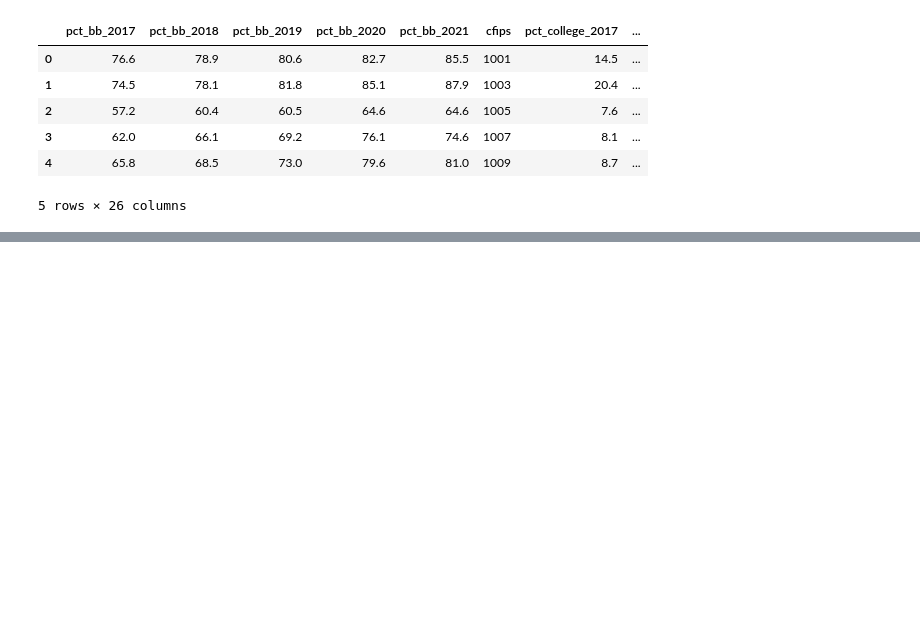
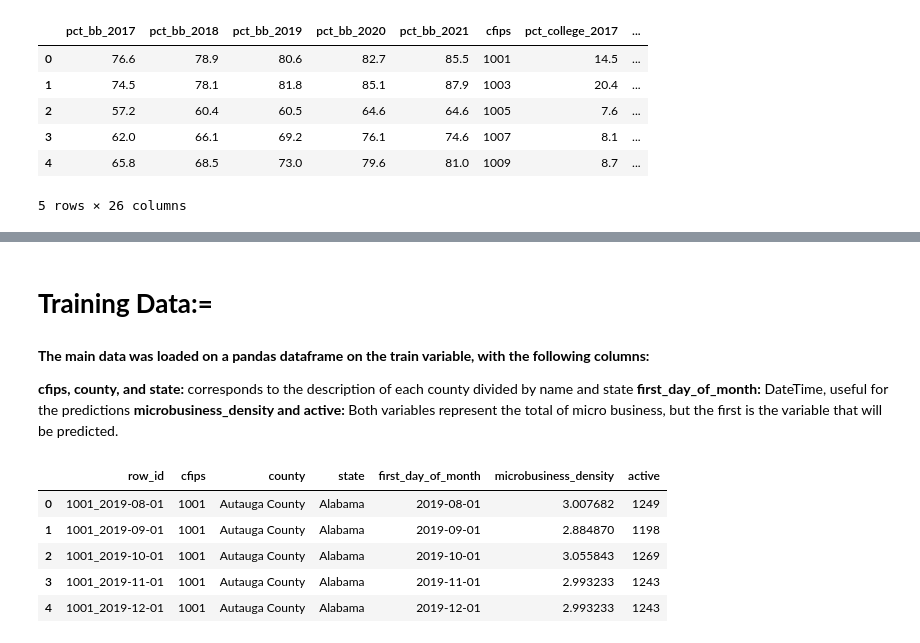
Before and after one commit to mohmaed7777/GoDaddy---Microbusiness-Density-Forecasting, a Jupyter notebook: Go_daddy_first_submission.ipynb, the cells around one changed output, grey strips where cells are left out. Cells and saved outputs as stored; diff of their text form; code cells hidden in the pictures; blank space fills up the shorter version.

```diff
--- a/Go_daddy_first_submission.ipynb
+++ b/Go_daddy_first_submission.ipynb
@@ -57,0 +108,18 @@ table1.head()
+# %% [markdown]
+# **Training Data:=**
+# %% [markdown]
+**The main data was loaded on a pandas dataframe on the train variable, with the following columns:**
+
+**cfips, county, and state:** corresponds to the description of each county divided by name and state
+**first_day_of_month:** DateTime, useful for the predictions
+**microbusiness_density and active:** Both variables represent the total of micro business, but the first is the variable that will be predicted.
+# %%
+train = pd.read_csv('/content/train.csv')
+train.head()
+# %% [output]
+|  | row_id | cfips | county | state | first_day_of_month | microbusiness_density | active |
+| 0 | 1001_2019-08-01 | 1001 | Autauga County | Alabama | 2019-08-01 | 3.007682 | 1249 |
+| 1 | 1001_2019-09-01 | 1001 | Autauga County | Alabama | 2019-09-01 | 2.884870 | 1198 |
+| 2 | 1001_2019-10-01 | 1001 | Autauga County | Alabama | 2019-10-01 | 3.055843 | 1269 |
+| 3 | 1001_2019-11-01 | 1001 | Autauga County | Alabama | 2019-11-01 | 2.993233 | 1243 |
+| 4 | 1001_2019-12-01 | 1001 | Autauga County | Alabama | 2019-12-01 | 2.993233 | 1243 |
```
Also changed, not shown: parts of 18 cells of this notebook.
